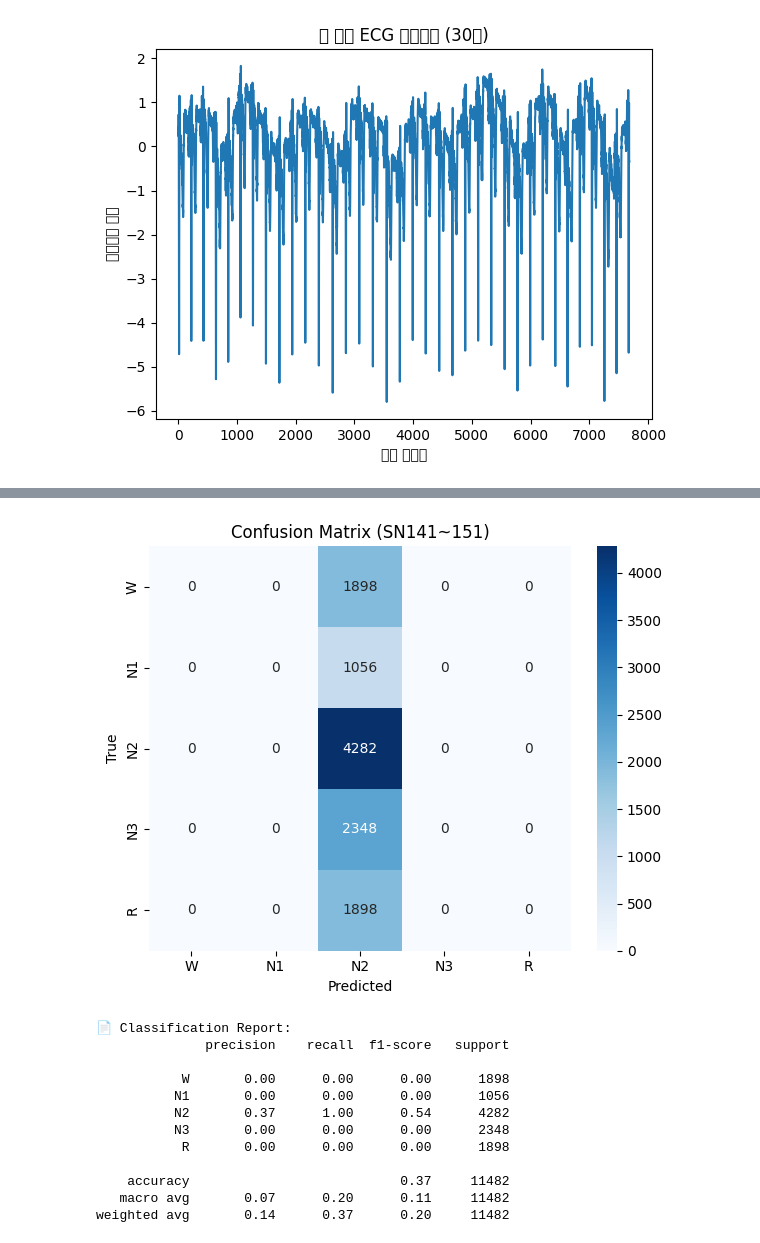
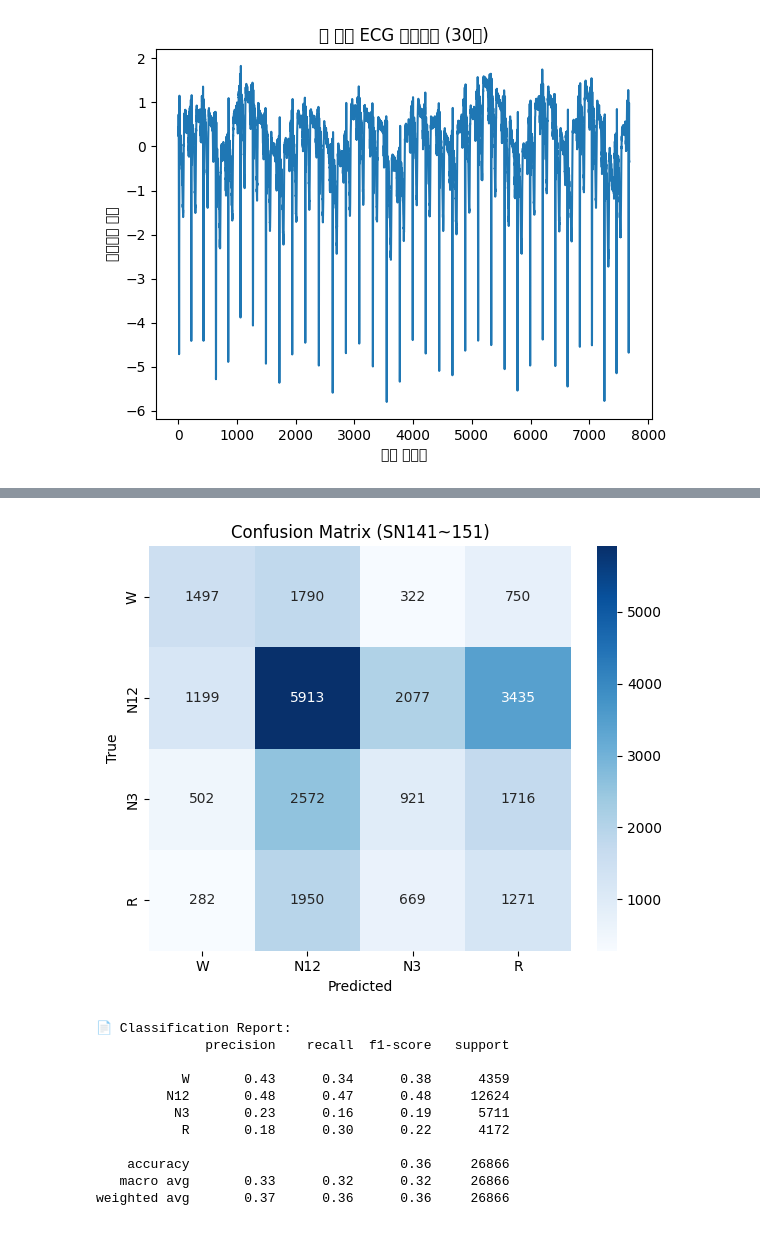
Before and after one commit to MUNHYUNBOO/Capstone-Design, a Jupyter notebook: CNN_Final.ipynb, the cells around one changed output, grey strips where cells are left out. Drawn from its saved outputs; the diff is of its cells as text; code cells hidden in the pictures.

```diff
--- a/CNN_Final.ipynb
+++ b/CNN_Final.ipynb
@@ -16,7 +16,7 @@ segment_length = 30 * sampling_rate
 label_map = {
     'Sleep stage W': 0,
     'Sleep stage N1': 1,
-    'Sleep stage N2': 2,
+    'Sleep stage N2': 1,
     'Sleep stage N3': 3,
     'Sleep stage R': 4
 }
@@ -92,0 +105,32 @@ print("✅ 테스트 데이터:", X_test.shape, y_test.shape)
+# %%
+import torch
+import numpy as np
+from collections import Counter
+
+# 라벨 numpy로 변환
+y_np = y_train.numpy()
+X_np = X_train.numpy()
+
+# 라벨별 인덱스 수 세기
+label_counts = Counter(y_np)
+min_count = min(label_counts.values())  # 가장 작은 라벨 수 (ex: 13136)
+
+# 균형 맞춘 인덱스 수집
+balanced_indices = []
+for label in sorted(label_counts.keys()):
+    label_indices = np.where(y_np == label)[0]
+    sampled_indices = np.random.choice(label_indices, min_count, replace=False)
+    balanced_indices.extend(sampled_indices)
+
+# 섞기
+np.random.shuffle(balanced_indices)
+
+# 샘플링된 데이터로 새 tensor 생성
+X_train = torch.tensor(X_np[balanced_indices], dtype=torch.float32)
+y_train = torch.tensor(y_np[balanced_indices], dtype=torch.long)
+
+# 저장 (원한다면)
+#torch.save((X_train_bal, y_train_bal), "CNN_train_balanced.pt")
+
+# 라벨 확인
+print("✅ 균형 조정 후 라벨 분포:", Counter(y_train.numpy()))
@@ -139,7 +192,7 @@ criterion = nn.CrossEntropyLoss()
 optimizer = torch.optim.Adam(model.parameters(), lr=1e-3)
 
 # 학습 루프
-for epoch in range(5):
+for epoch in range(50):
     model.train()
     loss_sum, correct, total = 0.0, 0, 0
 
@@ -178,33 +243,32 @@ with torch.no_grad():
         all_preds.extend(preds.cpu().numpy())
         all_labels.extend(yb.cpu().numpy())
 # %%
-labels = ['W', 'N1', 'N2', 'N3', 'R']
+labels = ['W', 'N12', 'N3', 'R']
 
 # Confusion Matrix
 cm = confusion_matrix(all_labels, all_preds)
 plt.figure(figsize=(6, 5))
 sns.heatmap(cm, annot=True, fmt='d', cmap='Blues',
             xticklabels=labels, yticklabels=labels)
 plt.xlabel("Predicted")
 plt.ylabel("True")
 plt.title("Confusion Matrix (SN141~151)")
 plt.tight_layout()
 plt.show()
 
 # Classification Report
 print("📄 Classification Report:")
 print(classification_report(all_labels, all_preds, target_names=labels))
 # %% [output]
-[figure, old version]
+[figure, new version]
 📄 Classification Report:
               precision    recall  f1-score   support
 
-           W       0.00      0.00      0.00      1898
-          N1       0.00      0.00      0.00      1056
-          N2       0.37      1.00      0.54      4282
-          N3       0.00      0.00      0.00      2348
-           R       0.00      0.00      0.00      1898
+           W       0.43      0.34      0.38      4359
+         N12       0.48      0.47      0.48     12624
+          N3       0.23      0.16      0.19      5711
+           R       0.18      0.30      0.22      4172
 
-    accuracy                           0.37     11482
-   macro avg       0.07      0.20      0.11     11482
-weighted avg       0.14      0.37      0.20     11482
+    accuracy                           0.36     26866
+   macro avg       0.33      0.32      0.32     26866
+weighted avg       0.37      0.36      0.36     26866
```
Also changed, not shown: parts of 6 cells of this notebook.
